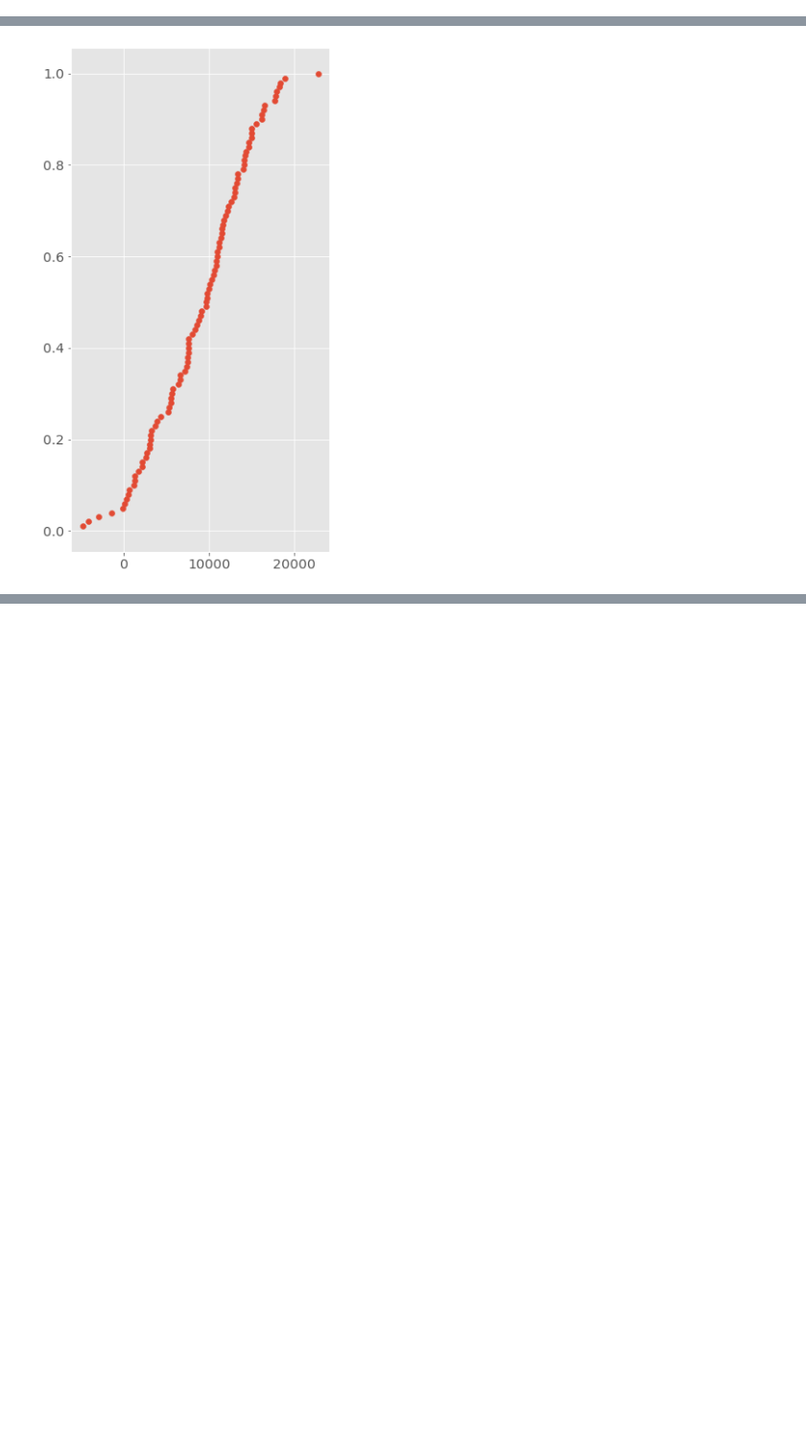
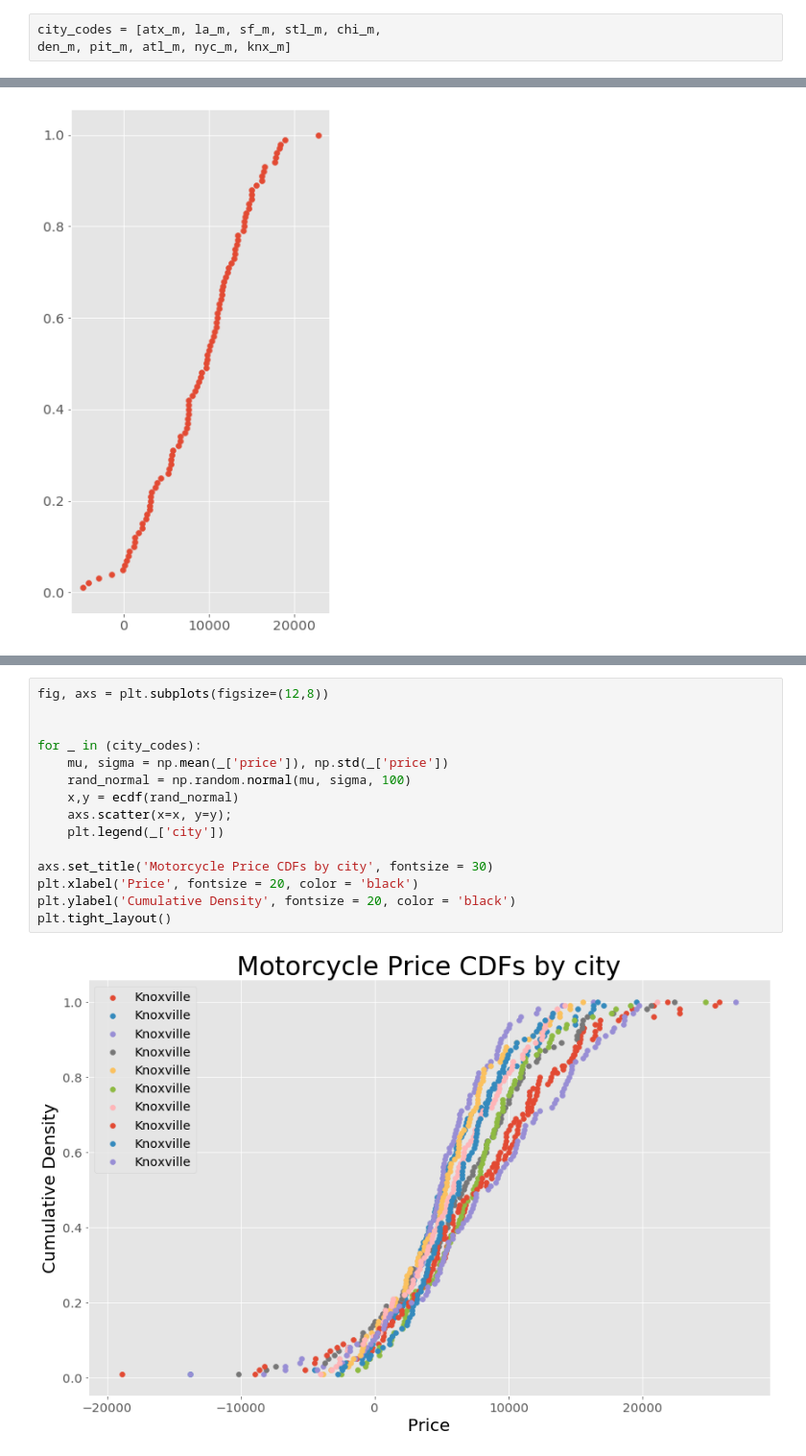
Before and after one commit to GrilledJeez/Testing-for-Difference-in-Craigslist-Markets, a Jupyter notebook: craigslist_scraper.ipynb, the cells around one changed output, grey strips where cells are left out. Shown at 96% size. Drawn from its saved outputs; the diff is of its cells as text; blank space fills up the shorter version.

Commit message:
3.13 Multi-City CDF plot draft 1

```diff
--- a/craigslist_scraper.ipynb
+++ b/craigslist_scraper.ipynb
@@ -1292,6 +1292,9 @@ atx_m.describe(), la_m.describe(), sf_m.describe(), stl_m.describe(), chi_m.desc
  50%     6938.500000
  75%    11850.000000
  max    29950.000000)
+# %%
+city_codes = [atx_m, la_m, sf_m, stl_m, chi_m,
+den_m, pit_m, atl_m, nyc_m, knx_m]
 # %%
 def ecdf(data):
     """ Compute ECDF """
@@ -1328,0 +1312,17 @@ plt.scatter(x=x, y=y);
+# %%
+fig, axs = plt.subplots(figsize=(12,8))
+
+
+for _ in (city_codes):
+    mu, sigma = np.mean(_['price']), np.std(_['price'])
+    rand_normal = np.random.normal(mu, sigma, 100)
+    x,y = ecdf(rand_normal)
+    axs.scatter(x=x, y=y);
+    plt.legend(_['city'])
+
+axs.set_title('Motorcycle Price CDFs by city', fontsize = 30)
+plt.xlabel('Price', fontsize = 20, color = 'black')
+plt.ylabel('Cumulative Density', fontsize = 20, color = 'black')
+plt.tight_layout()
+# %% [output]
+[figure, added]
```
Also changed, not shown: parts of 2 cells of this notebook.
